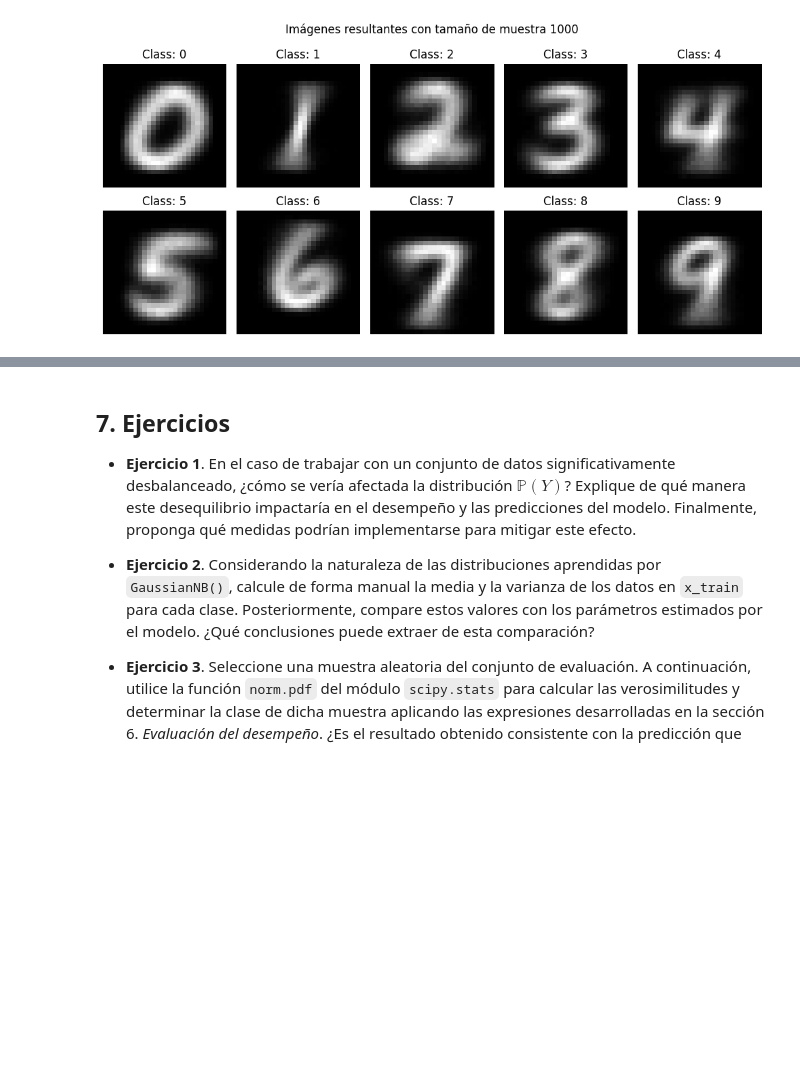
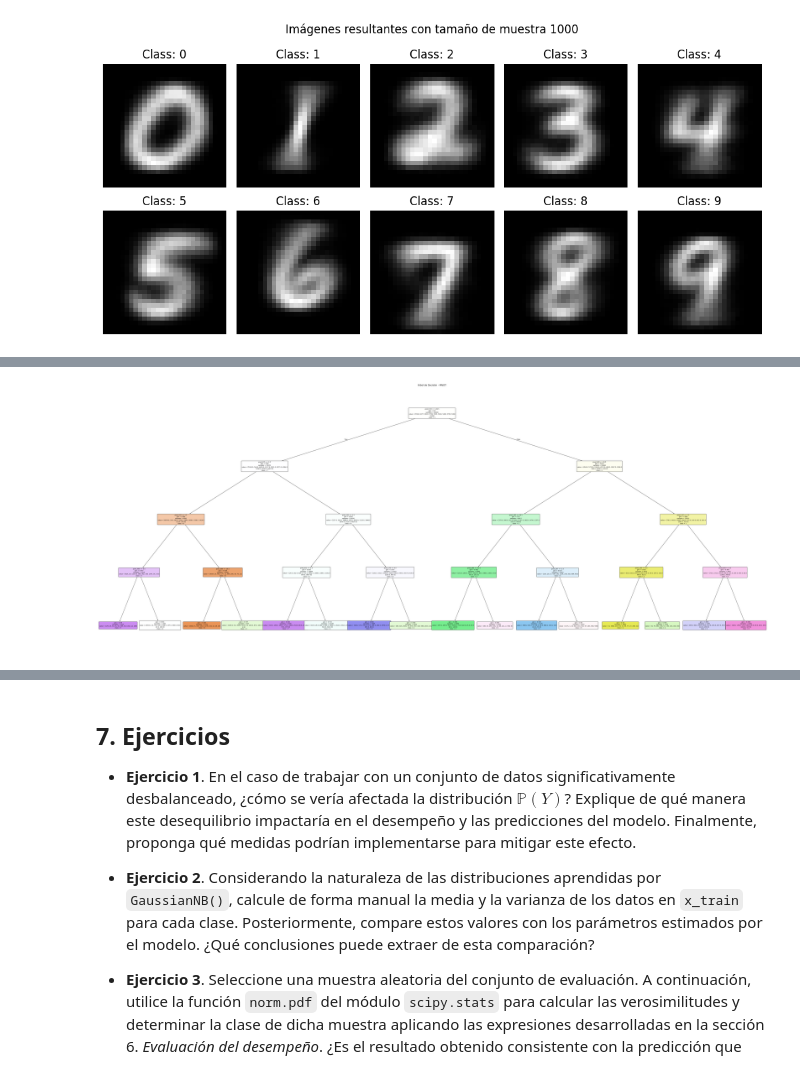
Before and after one commit to jcamilc17/Notebook2ML, a Jupyter notebook: Prácticas/Bayes/Naive Bayes_Clasificación y generación.ipynb, the cells around one changed output, grey strips where cells are left out. Cells and saved outputs as stored; diff of their text form; code cells hidden in the pictures; blank space fills up the shorter version.

Commit message:
✅ Arbol de Decision para pixeles

```diff
--- a/Prácticas/Bayes/Naive Bayes_Clasificación y generación.ipynb
+++ b/Prácticas/Bayes/Naive Bayes_Clasificación y generación.ipynb
@@ -248,3 +248,86 @@ Para mitigar el ruido estocástico, se generaron $1000$ muestras por cada dígit
 show_generated_imgs(bayes, sample_size=1000)
 # %% [output]
 [figure]
+# %%
+# ============================================================
+# ÁRBOL DE DECISIÓN - MNIST
+# ============================================================
+from sklearn.tree import DecisionTreeClassifier, export_text, plot_tree
+from sklearn.model_selection import train_test_split
+from sklearn.metrics import classification_report, accuracy_score
+from sklearn.datasets import fetch_openml
+import matplotlib.pyplot as plt
+import pandas as pd
+import numpy as np
+
+# ----------------------------------------------------------
+# 1. Carga de datos
+# ----------------------------------------------------------
+mnist = fetch_openml('mnist_784', version=1, as_frame=False, parser='auto')
+x, y = mnist["data"], mnist["target"]
+
+# ----------------------------------------------------------
+# 2. Split
+# ----------------------------------------------------------
+X_train, X_test, y_train, y_test = train_test_split(
+    x, y, test_size=0.2, random_state=42
+)
+
+# ----------------------------------------------------------
+# 3. Entrenar el árbol de decisión
+# ----------------------------------------------------------
+dt = DecisionTreeClassifier(
+    max_depth=4,
+    min_samples_leaf=5,
+    random_state=42
+)
+dt.fit(X_train, y_train)
+
+# ----------------------------------------------------------
+# 4. Evaluación
+# ----------------------------------------------------------
+y_pred = dt.predict(X_test)
+print("=== Accuracy ===")
+print(f"{accuracy_score(y_test, y_pred):.4f}\n")
+print("=== Reporte de clasificación ===")
+print(classification_report(y_test, y_pred))
+
+# ----------------------------------------------------------
+# 5. Visualización gráfica del árbol
+# ----------------------------------------------------------
+feature_names = [f"pixel_{i}" for i in range(x.shape[1])]
+
+n_leaves = dt.get_n_leaves()
+fig_w = max(60, n_leaves * 2.5)   # ← ancho proporcional a las hojas
+fig_h = dt.get_depth() * 6        # ← alto proporcional a la profundidad
+
+fig, ax = plt.subplots(figsize=(fig_w, fig_h))
+plot_tree(
+    dt,
+    feature_names=feature_names,
+    class_names=[str(c) for c in dt.classes_],
+    filled=True,
+    rounded=True,
+    fontsize=9,
+    ax=ax
+)
+plt.title("Árbol de Decisión - MNIST", fontsize=14)
+plt.tight_layout()
+plt.savefig("arbol_decision.png", dpi=150, bbox_inches="tight")
+plt.show()
+
+# ----------------------------------------------------------
+# 6. Versión en texto
+# ----------------------------------------------------------
+print(export_text(dt, feature_names=feature_names))
+
+# ----------------------------------------------------------
+# 7. Importancia de características
+# ----------------------------------------------------------
+importances = pd.Series(dt.feature_importances_, index=feature_names)
+importances.sort_values(ascending=False).head(20).plot(
+    kind='bar', figsize=(12, 4), title='Top 20 píxeles más importantes'
+)
+plt.tight_layout()
+plt.show()
+# %% [output]
@@ -250,0 +354 @@ show_generated_imgs(bayes, sample_size=1000)
+[figure, added]
```
Also changed, not shown: parts of 5 cells of this notebook, 2 other files.
